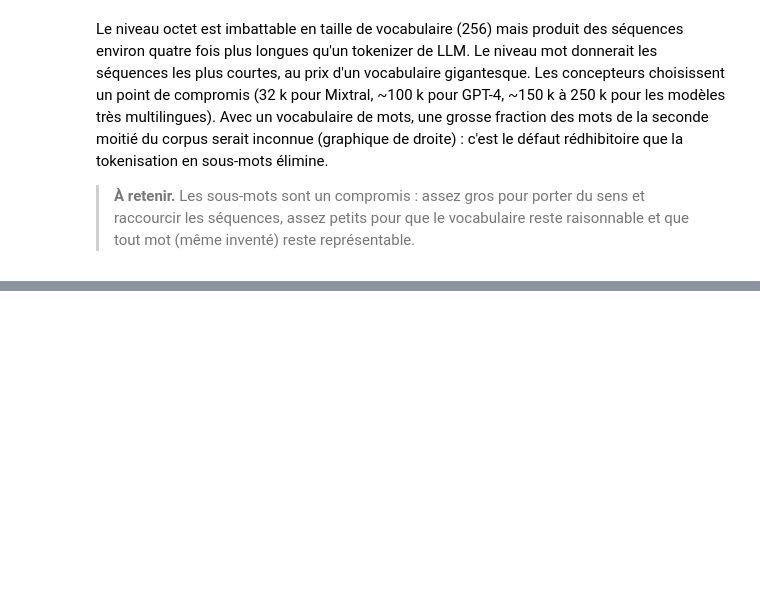
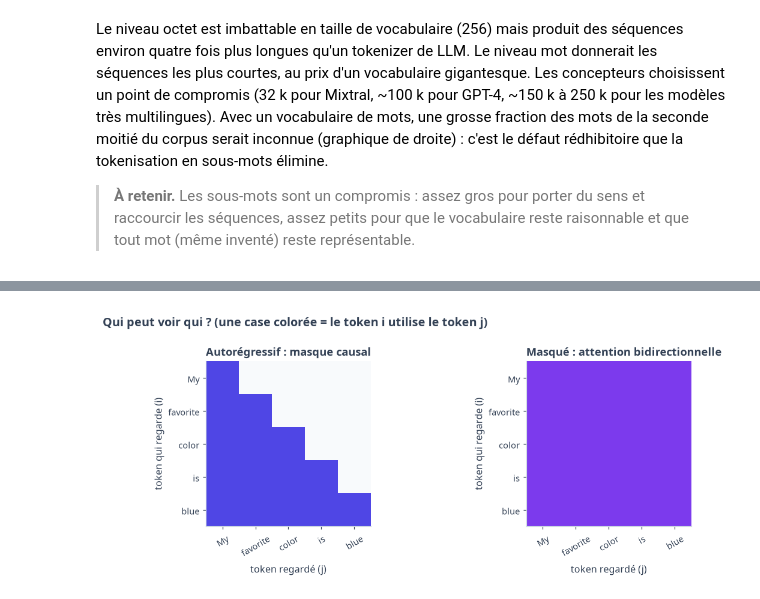
Before and after one commit to gwils28/AI_Engineering__ByTheBook, a Jupyter notebook: notebooks/ch01_introduction_ai_engineering/ch01_cours_1_modeles_de_langage_et_tokens.ipynb, the cells around one changed output, grey strips where cells are left out. Saved outputs shown, nothing was run; the diff lists cells and outputs as text; code cells hidden in the pictures; blank space fills up the shorter version.

```diff
--- a/notebooks/ch01_introduction_ai_engineering/ch01_cours_1_modeles_de_langage_et_tokens.ipynb
+++ b/notebooks/ch01_introduction_ai_engineering/ch01_cours_1_modeles_de_langage_et_tokens.ipynb
@@ -338,0 +445,16 @@ droite) : c'est le défaut rédhibitoire que la tokenisation en sous-mots élimi
+# %%
+lab = ["My", "favorite", "color", "is", "blue"]
+causal = np.tril(np.ones((5, 5)))
+bidir = np.ones((5, 5))
+fig, axes = plt.subplots(1, 2, figsize=(10, 4.2))
+for ax, M, ttl, col in [(axes[0], causal, "Autorégressif : masque causal", INDIGO),
+                        (axes[1], bidir, "Masqué : attention bidirectionnelle", VIOLET)]:
+    from matplotlib.colors import ListedColormap
+    ax.imshow(M, cmap=ListedColormap(["#F8FAFC", col]), vmin=0, vmax=1)
+    ax.set_xticks(range(5), lab, rotation=30); ax.set_yticks(range(5), lab)
+    ax.set_xlabel("token regardé (j)"); ax.set_ylabel("token qui regarde (i)")
+    ax.set_title(ttl); ax.grid(False)
+finish(fig, "Qui peut voir qui ? (une case colorée = le token i utilise le token j)")
+plt.show()
+# %% [output]
+[figure, added]
```
Also changed, not shown: parts of 24 cells of this notebook.
